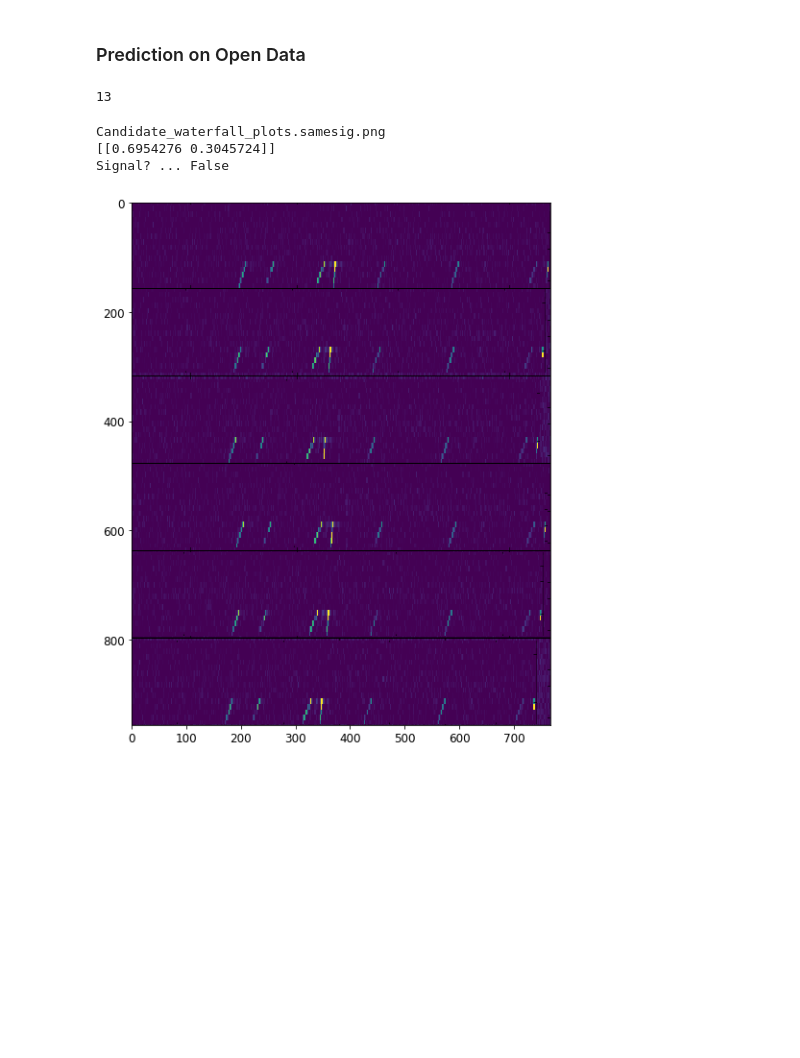
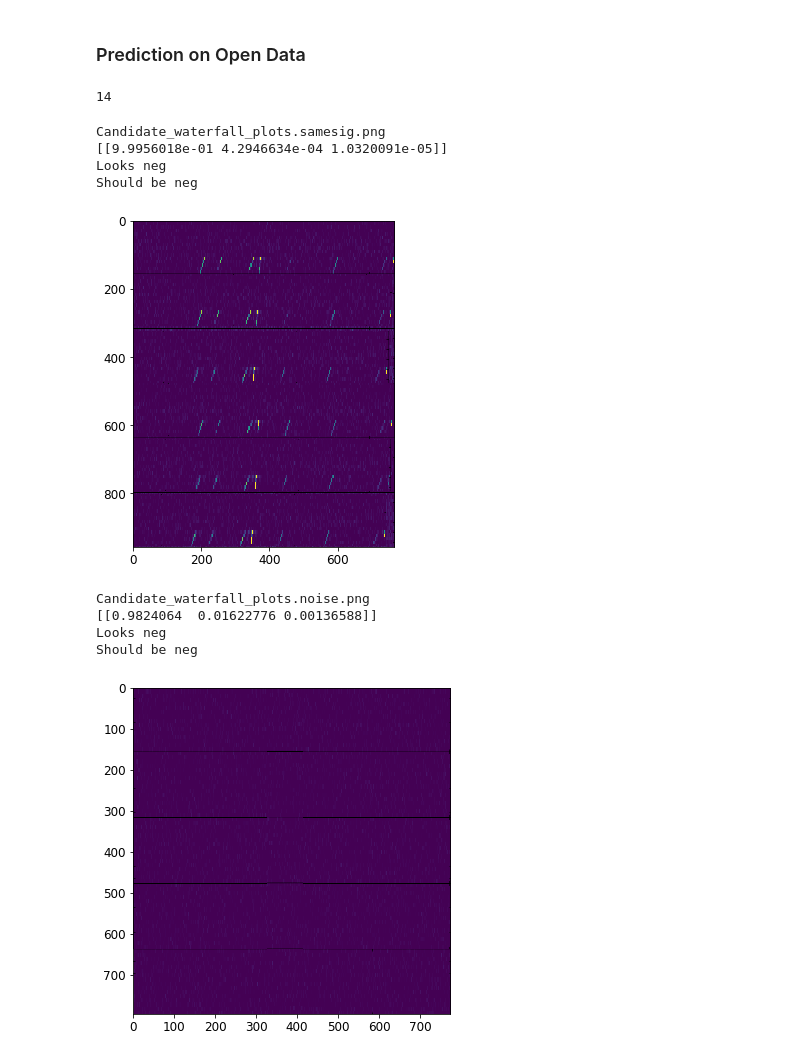
Before and after one commit to RobHarrand/SETI, a Jupyter notebook: notebooks/SETI Pipeline/3. SETI CNN model 20181210 py2 RH v001.ipynb, the cells around one changed output. Saved outputs shown, nothing was run; the diff lists cells and outputs as text; code cells hidden in the pictures; blank space fills up the shorter version.

Commit message:
model trained on latest data and predicting data from open data

```diff
--- a/notebooks/SETI Pipeline/3. SETI CNN model 20181210 py2 RH v001.ipynb
+++ b/notebooks/SETI Pipeline/3. SETI CNN model 20181210 py2 RH v001.ipynb
@@ -206,5 +207,8 @@ model.save_weights(cnn_outputs + 'seti_weights_inc3_binary_20190130_v1.h5')
 # %% [markdown]
 ## Predict on the test set
+# %%
+model = load_model(cnn_outputs + 'seti_inc3_triple_20190204_v1.h5')
+model.load_weights(cnn_outputs + 'seti_weights_inc3_triple_20190204_v1.h5')
 # %%
 predictions = model.predict_generator(test_generator, steps = test_size, verbose = 1)
 # %% [output]
@@ -259,13 +264,13 @@ cnn_outputs = path + 'cnn_outputs/'
 #model.load_weights(cnn_outputs + 'seti_weights_inc3_binary_20190130_v1.h5')
 
 #open data inputs
-open_data = '/home/paperspace/Documents/SETI/abacad/open/'
+open_data = '/home/paperspace/Documents/SETI/abacad/open/pngs/'
 # %%
 img_dim  = 197
 open_data_files = os.listdir(open_data)
 len(open_data_files)
 # %% [output]
-13
+14
 # %%
 def image_preprocess(file):
     img = image.load_img(file, target_size=[img_dim,img_dim])
@@ -277,19 +280,60 @@ threshold = 0.75
+# %%
+pos_thresh = 0.03
+# %%
+file_choice = open_data_files[0]
+
+img = image_preprocess(open_data + file_choice)
+
+print(file_choice)
+pred = model.predict(img)
+print(pred)
+#index_max = pred.argmax()
+#if index_max == 0:
+#    print('Signal is neg')
+#if index_max == 1:
+#    print('Signal is pos')
+#if index_max == 2:
+#    print('Signal is neg (noise)')
+
+if pred[0][1] >= pos_thresh:
+    print('Signal could be pos')
+else:
+    print('Looks neg')
+
+print("Should be neg")
+
+fig = plt.figure(figsize=(6, 6))
+plt.imshow(Image.open(open_data + file_choice))
+plt.show()
+# %% [output]
+Candidate_waterfall_plots.samesig.png
+[[9.9956018e-01 4.2946634e-04 1.0320091e-05]]
+Looks neg
+Should be neg
+[figure, added]
 # %%
-file_choice = open_data_files[0]
+file_choice = open_data_files[1]
 
 img = image_preprocess(open_data + file_choice)
 
 print(file_choice)
 pred = model.predict(img)
 print(pred)
-print("Signal? ... " + str(pred[0][1] > threshold))
 
-fig = plt.figure(figsize=(10, 10))
+if pred[0][1] >= pos_thresh:
+    print('Signal could be pos')
+else:
+    print('Looks neg')
+
+print("Should be neg")
+
+fig = plt.figure(figsize=(6, 6))
 plt.imshow(Image.open(open_data + file_choice))
 plt.show()
 # %% [output]
-Candidate_waterfall_plots.samesig.png
-[[0.6954276 0.3045724]]
-Signal? ... False
+Candidate_waterfall_plots.noise.png
+[[0.9824064  0.01622776 0.00136588]]
+Looks neg
+Should be neg
-[figure, old version]
+[figure, new version]
 # %%
```
Also changed, not shown: parts of 27 cells of this notebook.
